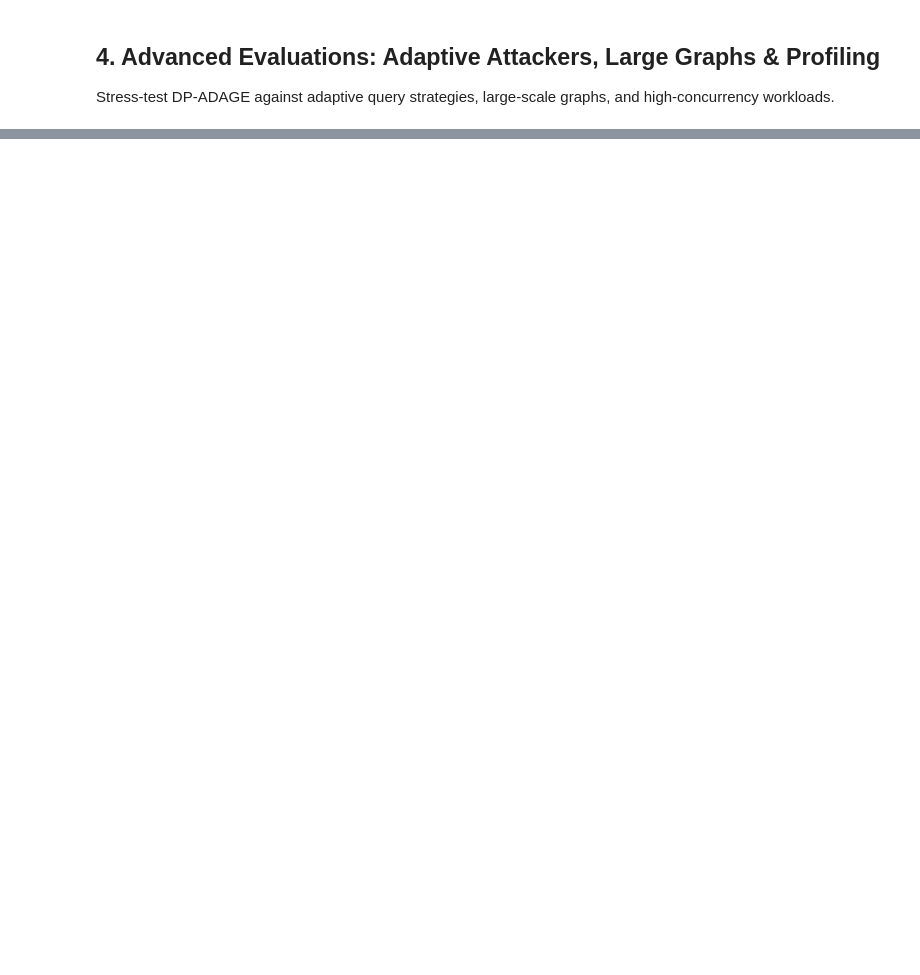
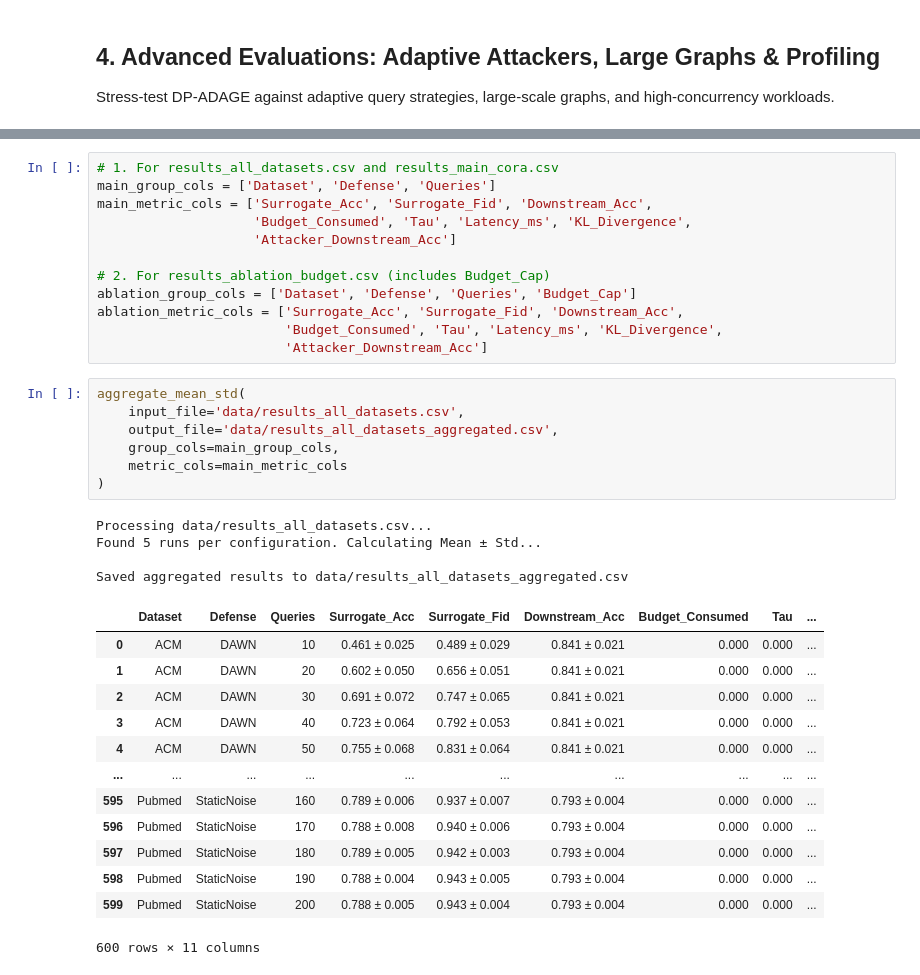
Before and after one commit to jboussouf/DP-ADAGE-Differentially-Private-Active-Defenses-Against-GNN-Extraction, a Jupyter notebook: run_DP_ADAGE.ipynb, the cells around one changed output, grey strips where cells are left out. Cells and saved outputs as stored; diff of their text form; blank space fills up the shorter version.

Commit message:
final results + log

```diff
--- a/run_DP_ADAGE.ipynb
+++ b/run_DP_ADAGE.ipynb
@@ -142,0 +320,37 @@ Generate publication-quality figures and plots from the logged experimental resu
+# %%
+# 1. For results_all_datasets.csv and results_main_cora.csv
+main_group_cols = ['Dataset', 'Defense', 'Queries']
+main_metric_cols = ['Surrogate_Acc', 'Surrogate_Fid', 'Downstream_Acc',
+                    'Budget_Consumed', 'Tau', 'Latency_ms', 'KL_Divergence',
+                    'Attacker_Downstream_Acc']
+
+# 2. For results_ablation_budget.csv (includes Budget_Cap)
+ablation_group_cols = ['Dataset', 'Defense', 'Queries', 'Budget_Cap']
+ablation_metric_cols = ['Surrogate_Acc', 'Surrogate_Fid', 'Downstream_Acc',
+                        'Budget_Consumed', 'Tau', 'Latency_ms', 'KL_Divergence',
+                        'Attacker_Downstream_Acc']
+# %%
+aggregate_mean_std(
+    input_file='data/results_all_datasets.csv',
+    output_file='data/results_all_datasets_aggregated.csv',
+    group_cols=main_group_cols,
+    metric_cols=main_metric_cols
+)
+# %% [output]
+Processing data/results_all_datasets.csv...
+Found 5 runs per configuration. Calculating Mean ± Std...
+
+Saved aggregated results to data/results_all_datasets_aggregated.csv
+|  | Dataset | Defense | Queries | Surrogate_Acc | Surrogate_Fid | Downstream_Acc | Budget_Consumed | Tau | ... |
+| 0 | ACM | DAWN | 10 | 0.461 ± 0.025 | 0.489 ± 0.029 | 0.841 ± 0.021 | 0.000 | 0.000 | ... |
+| 1 | ACM | DAWN | 20 | 0.602 ± 0.050 | 0.656 ± 0.051 | 0.841 ± 0.021 | 0.000 | 0.000 | ... |
+| 2 | ACM | DAWN | 30 | 0.691 ± 0.072 | 0.747 ± 0.065 | 0.841 ± 0.021 | 0.000 | 0.000 | ... |
+| 3 | ACM | DAWN | 40 | 0.723 ± 0.064 | 0.792 ± 0.053 | 0.841 ± 0.021 | 0.000 | 0.000 | ... |
+| 4 | ACM | DAWN | 50 | 0.755 ± 0.068 | 0.831 ± 0.064 | 0.841 ± 0.021 | 0.000 | 0.000 | ... |
+| ... | ... | ... | ... | ... | ... | ... | ... | ... | ... |
+| 595 | Pubmed | StaticNoise | 160 | 0.789 ± 0.006 | 0.937 ± 0.007 | 0.793 ± 0.004 | 0.000 | 0.000 | ... |
+| 596 | Pubmed | StaticNoise | 170 | 0.788 ± 0.008 | 0.940 ± 0.006 | 0.793 ± 0.004 | 0.000 | 0.000 | ... |
+| 597 | Pubmed | StaticNoise | 180 | 0.789 ± 0.005 | 0.942 ± 0.003 | 0.793 ± 0.004 | 0.000 | 0.000 | ... |
+| 598 | Pubmed | StaticNoise | 190 | 0.788 ± 0.004 | 0.943 ± 0.005 | 0.793 ± 0.004 | 0.000 | 0.000 | ... |
+| 599 | Pubmed | StaticNoise | 200 | 0.788 ± 0.005 | 0.943 ± 0.004 | 0.793 ± 0.004 | 0.000 | 0.000 | ... |
+600 rows × 11 columns
```
Also changed, not shown: parts of 17 cells of this notebook, 14 other files.
